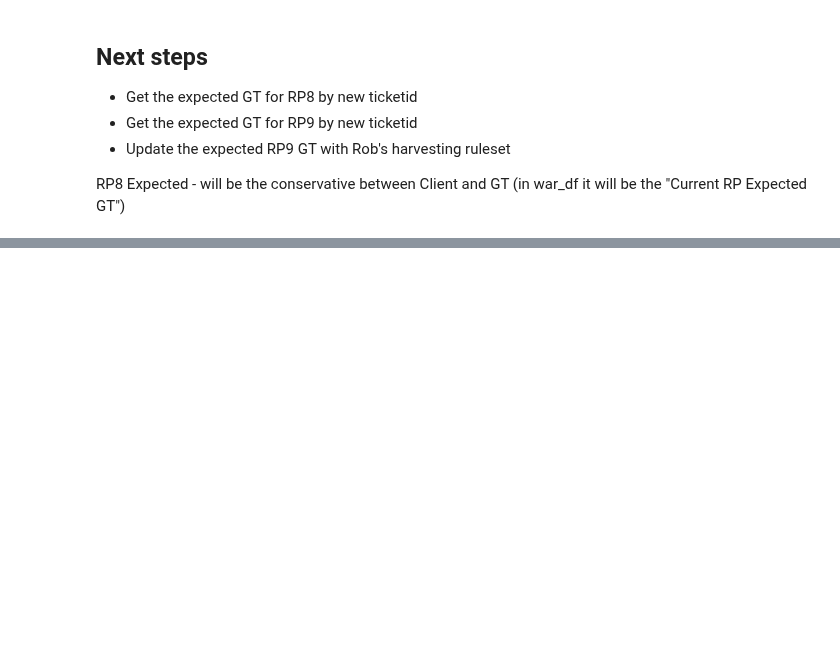
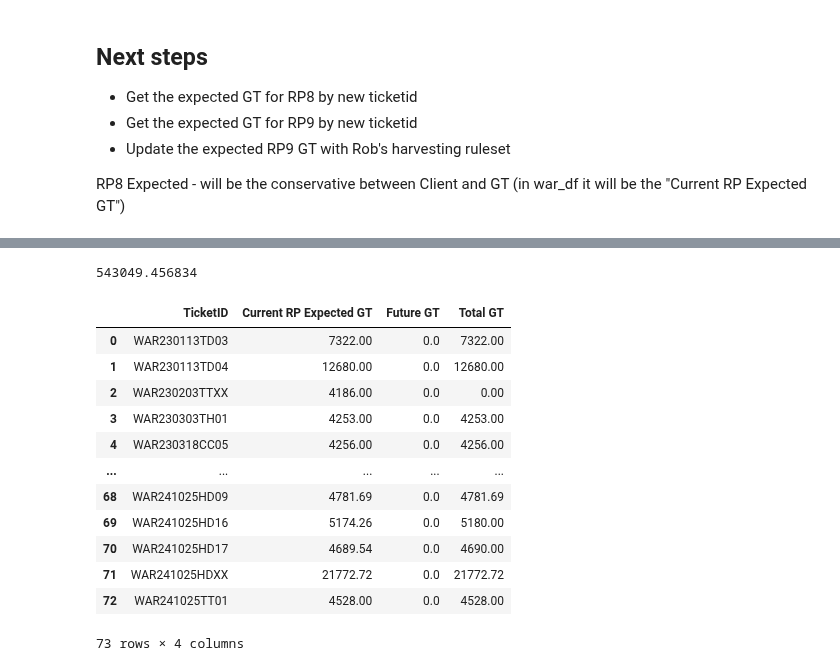
Before and after one commit to BilyBrown/sqlite3-tutorial, a Jupyter notebook: create_war_tables_01.ipynb, the cells around one changed output, grey strips where cells are left out. Cells and saved outputs as stored; diff of their text form; code cells hidden in the pictures; blank space fills up the shorter version.

```diff
--- a/create_war_tables_01.ipynb
+++ b/create_war_tables_01.ipynb
@@ -479,0 +466,34 @@ new_tcs_intake
+# %%
+war_trial = war_trial[war_trial['Status'].isin(['IN PROCESS', 'OPEN', 'PENDING', 'POST'])].copy()
+# %%
+war_trial['Current RP Expected GT'] = pd.to_numeric(war_trial['Current RP Expected GT'], errors='coerce').fillna(0)
+war_trial['Future GT'] = pd.to_numeric(war_trial['Future GT'], errors='coerce').fillna(0)
+war_trial['Total GT'] = pd.to_numeric(war_trial['Total GT'], errors='coerce').fillna(0)
+# %%
+war_trial = war_trial[['TicketID', 'Current RP Expected GT', 'Future GT', 'Total GT']]
+# %%
+war_trial['Total GT'].sum()
+# %% [output]
+543049.456834
+# %%
+war_totals = war_trial.groupby('TicketID').agg({
+    "Current RP Expected GT": "sum",
+    'Future GT': "sum",
+    "Total GT": "sum"
+}).reset_index()
+# %%
+war_totals
+# %% [output]
+|  | TicketID | Current RP Expected GT | Future GT | Total GT |
+| 0 | WAR230113TD03 | 7322.00 | 0.0 | 7322.00 |
+| 1 | WAR230113TD04 | 12680.00 | 0.0 | 12680.00 |
+| 2 | WAR230203TTXX | 4186.00 | 0.0 | 0.00 |
+| 3 | WAR230303TH01 | 4253.00 | 0.0 | 4253.00 |
+| 4 | WAR230318CC05 | 4256.00 | 0.0 | 4256.00 |
+| ... | ... | ... | ... | ... |
+| 68 | WAR241025HD09 | 4781.69 | 0.0 | 4781.69 |
+| 69 | WAR241025HD16 | 5174.26 | 0.0 | 5180.00 |
+| 70 | WAR241025HD17 | 4689.54 | 0.0 | 4690.00 |
+| 71 | WAR241025HDXX | 21772.72 | 0.0 | 21772.72 |
+| 72 | WAR241025TT01 | 4528.00 | 0.0 | 4528.00 |
+73 rows × 4 columns
```
Also changed, not shown: parts of 19 cells of this notebook.
